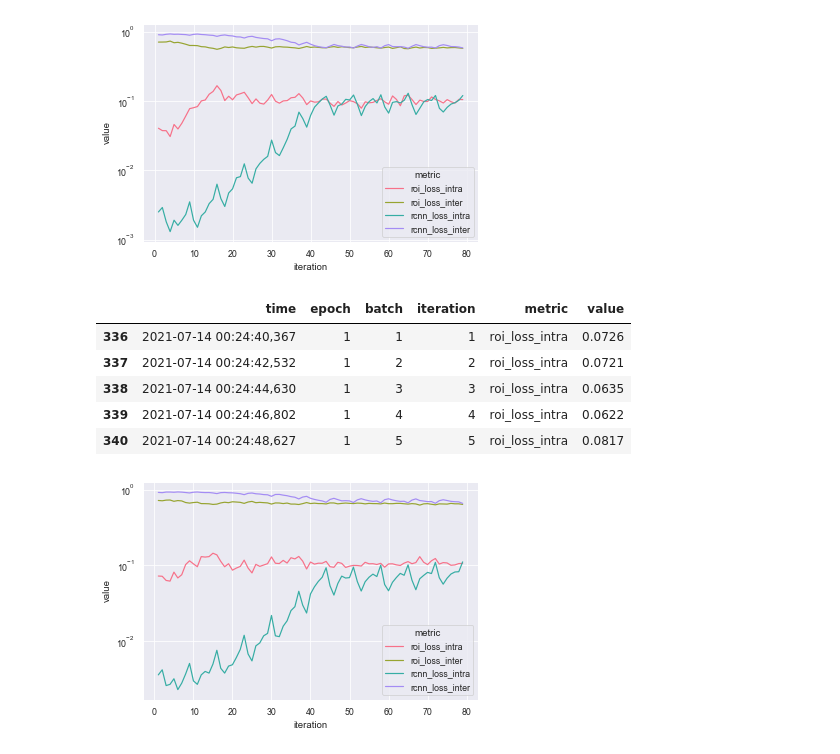
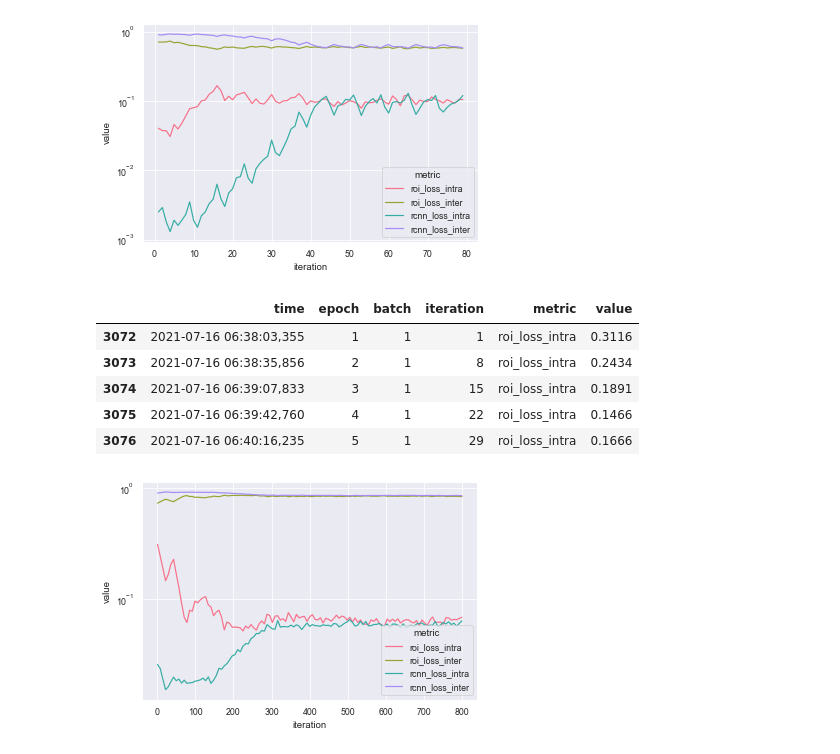
Before and after one commit to ThaddaeusWiedemer/FisheyeSPA, a Jupyter notebook: results/results.ipynb, the cells around one changed output. Cells and saved outputs as stored; diff of their text form; code cells hidden in the pictures.

```diff
--- a/results/results.ipynb
+++ b/results/results.ipynb
@@ -438,21 +431,21 @@ df[df['metric']=='roi_loss_intra'].head()
 | 340 | 2021-07-13 23:57:13,180 | 1 | 5 | 5 | roi_loss_intra | 0.0459 |
 [figure]
 # %%
-log = 'GPA/coco_piropo_100a.log'
+log = 'GPA/coco_piropo_1a.log'
 
 df = pd.DataFrame(keys_from_log(log, keys))
 df = df.melt(id_vars=['time', 'epoch', 'batch'], var_name='metric')
 df.insert(loc=3, column='iteration', value=(df['epoch']-1)*7+df['batch'])
 
-g = sb.lineplot(data=df.loc[(df['metric'].isin(['roi_loss_inter', 'roi_loss_intra', 'rcnn_loss_inter', 'rcnn_loss_intra'])) & (df['iteration']<80)], x='iteration', y='value', hue='metric')
+g = sb.lineplot(data=df.loc[(df['metric'].isin(['roi_loss_inter', 'roi_loss_intra', 'rcnn_loss_inter', 'rcnn_loss_intra'])) &(df['iteration']<800)], x='iteration', y='value', hue='metric')
 plt.yscale('log')
 
 df[df['metric']=='roi_loss_intra'].head()
 # %% [output]
 |  | time | epoch | batch | iteration | metric | value |
-| 336 | 2021-07-14 00:24:40,367 | 1 | 1 | 1 | roi_loss_intra | 0.0726 |
-| 337 | 2021-07-14 00:24:42,532 | 1 | 2 | 2 | roi_loss_intra | 0.0721 |
-| 338 | 2021-07-14 00:24:44,630 | 1 | 3 | 3 | roi_loss_intra | 0.0635 |
-| 339 | 2021-07-14 00:24:46,802 | 1 | 4 | 4 | roi_loss_intra | 0.0622 |
-| 340 | 2021-07-14 00:24:48,627 | 1 | 5 | 5 | roi_loss_intra | 0.0817 |
+| 3072 | 2021-07-16 06:38:03,355 | 1 | 1 | 1 | roi_loss_intra | 0.3116 |
+| 3073 | 2021-07-16 06:38:35,856 | 2 | 1 | 8 | roi_loss_intra | 0.2434 |
+| 3074 | 2021-07-16 06:39:07,833 | 3 | 1 | 15 | roi_loss_intra | 0.1891 |
+| 3075 | 2021-07-16 06:39:42,760 | 4 | 1 | 22 | roi_loss_intra | 0.1466 |
+| 3076 | 2021-07-16 06:40:16,235 | 5 | 1 | 29 | roi_loss_intra | 0.1666 |
-[figure, old version]
+[figure, new version]
```
Also changed, not shown: parts of 1 cell of this notebook, 14 other files.
